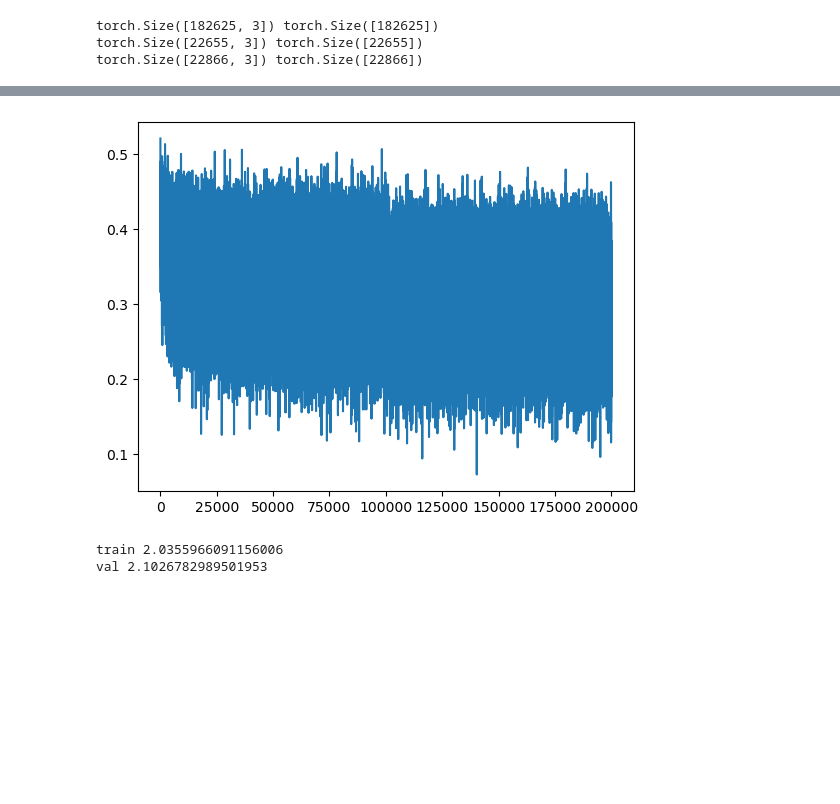
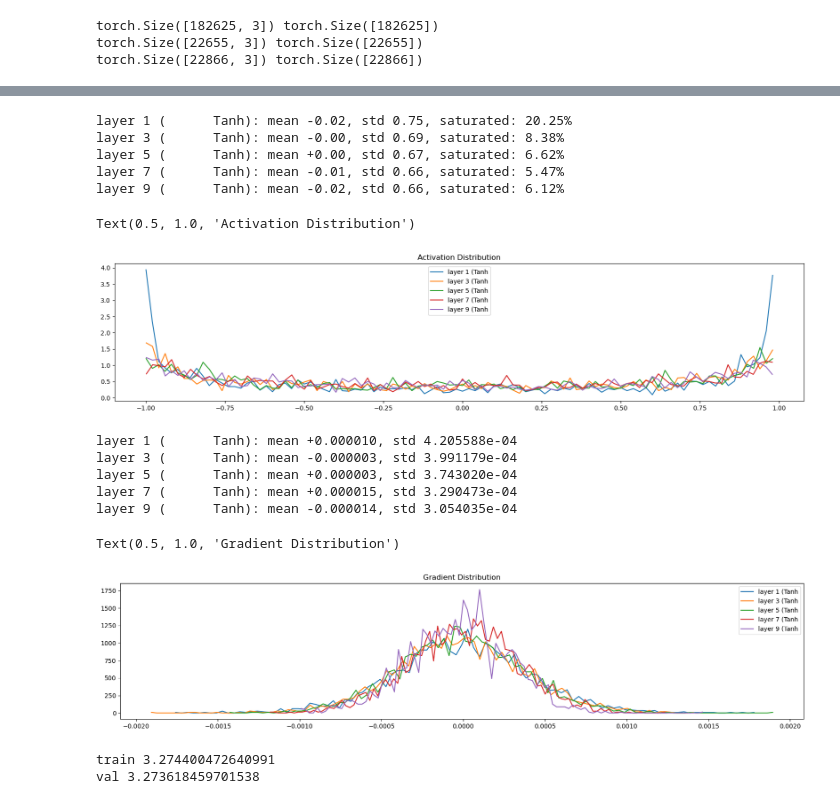
Before and after one commit to c-hristofer/makemore, a Jupyter notebook: build_makemore_mlp_v2.ipynb, the cells around one changed output, grey strips where cells are left out. Cells and saved outputs as stored; diff of their text form; code cells hidden in the pictures; blank space fills up the shorter version.

Commit message:
reorganized code, use principled  init, added a batch normalization layer, added visualizations of Gradient and Activation Distributions

```diff
--- a/build_makemore_mlp_v2.ipynb
+++ b/build_makemore_mlp_v2.ipynb
@@ -86,24 +183,25 @@ for p in parameters:
 # %%
 # Optimizations
-max_steps = 200000
-batch_size = 32
+max_steps   = 200000
+batch_size  = 32
 lossi = []
 
 for i in range(max_steps):
 
     # Minibatch construct
     ix = torch.randint(0, Xtr.shape[0], (batch_size,), generator = g)
-    Xb, Yb = Xtr[ix], Ytr[ix]   # Batch X, Y
+    Xb, Yb = Xtr[ix], Ytr[ix]           # Batch X, Y
 
     # Forward Pass
     emb = C[Xb]                         # Embed the characters into vectors
-    embcat = emb.view(emb.shape[0], -1) # Concatenate the vectors
-    hpreact = embcat @ W1 + b1          # Hidden layer pre-activation
-    h = torch.tanh(hpreact)             # Hidden layer
-    logits = h @ W2 + b2                # Output layer
-    loss = F.cross_entropy(logits, Yb)  # Loss function
+    x = emb.view(emb.shape[0], -1)      # Concatenate the vectors
+    for layer in layers:
+        x = layer(x)
+    loss = F.cross_entropy(x, Yb)       # Loss function
 
     # Backward Pass
+    for layer in layers:
+        layer.out.retain_grad() # Would take out retain_graph after debug
     for p in parameters:
         p.grad = None
     loss.backward()
@@ -117,4 +215,6 @@ for i in range(max_steps):
     if i % 10000 == 0:                  # Print every once in a while
         print(f'{i:7d}/{max_steps:7d}: {loss.item():.4f}')
     lossi.append(loss.log10().item())
+
+    break
 # %% [output]
@@ -141,8 +222,47 @@ for i in range(max_steps):
 # %%
-plt.plot(lossi)
-plt.show()
+# Visualize histograms
+plt.figure(figsize=(20, 4))             # Width and height of the plot
+legends = []
+
+for i, layer in enumerate(layers[:-1]): # Note: Exclude the output layer
+    if isinstance(layer, Tanh):
+        t = layer.out
+        print('layer %d (%10s): mean %+.2f, std %.2f, saturated: %.2f%%' % (i, layer.__class__.__name__, t.mean(), t.std(), (t.abs() > 0.97).float().mean()*100))
+        hy,hx = torch.histogram(t, density=True)
+        plt.plot(hx[:-1].detach(), hy.detach())
+        legends.append(f'layer {i} ({layer.__class__.__name__}')
+plt.legend(legends);
+plt.title('Activation Distribution')
 # %% [output]
+layer 1 (      Tanh): mean -0.02, std 0.75, saturated: 20.25%
+layer 3 (      Tanh): mean -0.00, std 0.69, saturated: 8.38%
+layer 5 (      Tanh): mean +0.00, std 0.67, saturated: 6.62%
+layer 7 (      Tanh): mean -0.01, std 0.66, saturated: 5.47%
+layer 9 (      Tanh): mean -0.02, std 0.66, saturated: 6.12%
+Text(0.5, 1.0, 'Activation Distribution')
-[figure, old version]
+[figure, new version]
+# %%
+# Visualize histograms
+plt.figure(figsize=(20, 4))             # Width and height of the plot
+legends = []
+
+for i, layer in enumerate(layers[:-1]): # Note: Exclude the output layer
+    if isinstance(layer, Tanh):
+        t = layer.out.grad
+        print('layer %d (%10s): mean %++f, std %e' % (i, layer.__class__.__name__, t.mean(), t.std()))
+        hy,hx = torch.histogram(t, density=True)
+        plt.plot(hx[:-1].detach(), hy.detach())
+        legends.append(f'layer {i} ({layer.__class__.__name__}')
+plt.legend(legends);
+plt.title('Gradient Distribution')
+# %% [output]
+layer 1 (      Tanh): mean +0.000010, std 4.205588e-04
+layer 3 (      Tanh): mean -0.000003, std 3.991179e-04
+layer 5 (      Tanh): mean +0.000003, std 3.743020e-04
+layer 7 (      Tanh): mean +0.000015, std 3.290473e-04
+layer 9 (      Tanh): mean -0.000014, std 3.054035e-04
+Text(0.5, 1.0, 'Gradient Distribution')
+[figure, added]
 # %%
 @torch.no_grad()    # Disables gradient tracking
 def split_loss(split):
@@ -153,17 +273,20 @@ def split_loss(split):
     } [split]
 
     emb = C[x]                          # (N, block_size, n_embd)
-    embcat = emb.view(emb.shape[0], -1) # Concat into (N, block_size * n_embd)
-    h = torch.tanh(embcat @ W1 + b1)    # (N, n_hidden)
-    logits = h @ W2 + b2                # (N, vocab_size)
-    loss = F.cross_entropy(logits, y)
+    x = emb.view(emb.shape[0], -1) # Concat into (N, block_size * n_embd)
+    for layer in layers:
+        x = layer(x)
+    loss = F.cross_entropy(x, y)
     print(split, loss.item())
 
+# Put laters into eval mode
+for layer in layers:
+    layer.training = False
 split_loss('train')
 split_loss('val')
 # %% [output]
-train 2.0355966091156006
-val 2.1026782989501953
+train 3.274400472640991
+val 3.273618459701538
 # %%
 # Sample from the model
 g = torch.Generator().manual_seed(2147483647 + 10)
```
Also changed, not shown: parts of 4 cells of this notebook, 1 other file.
